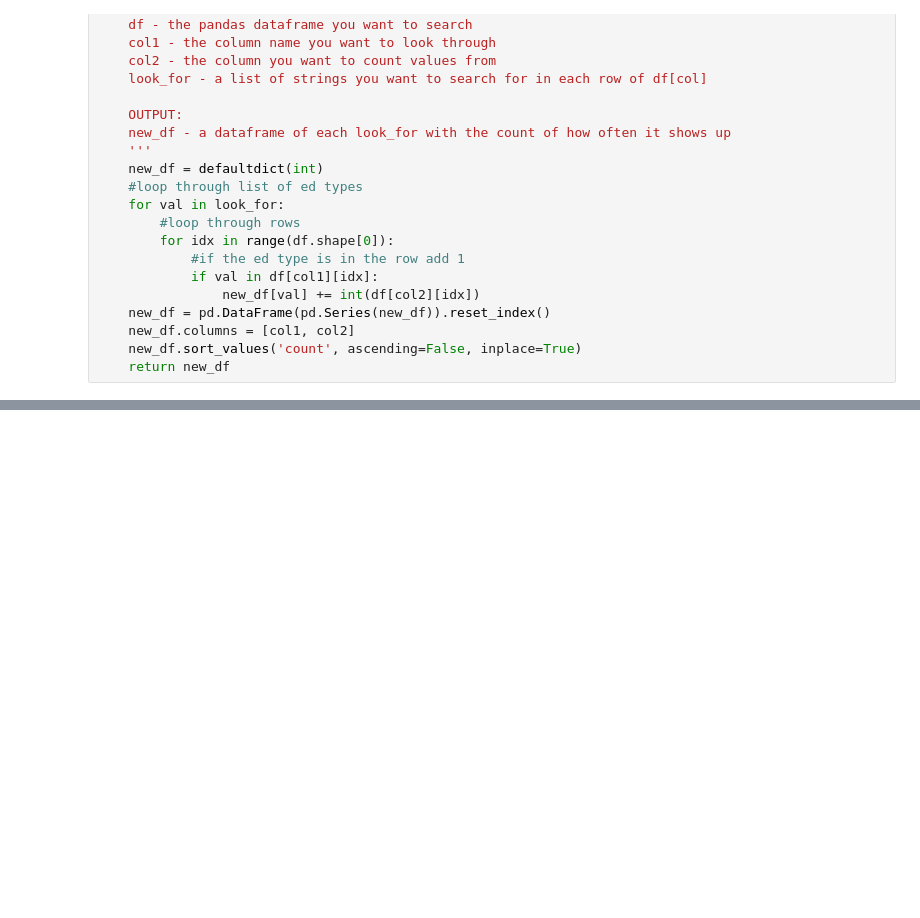
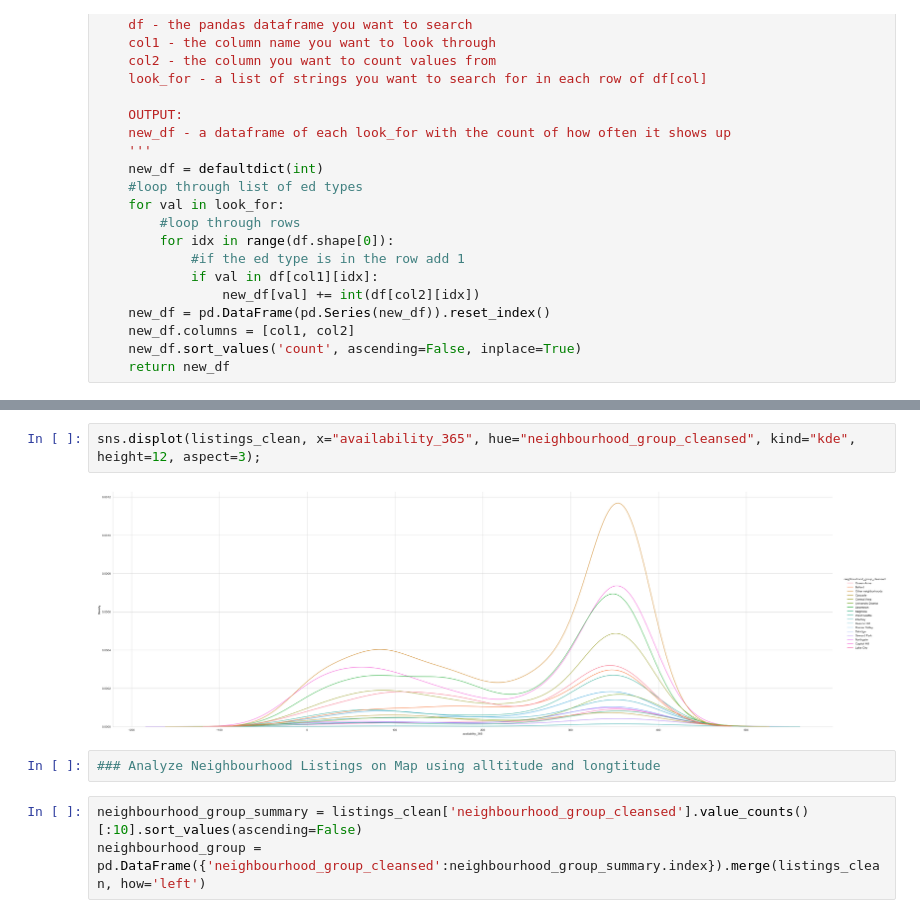
Before and after one commit to abhiapp/Seattle_Airbnb_Data, a Jupyter notebook: Write A Data Science Blog Post.ipynb, the cells around one changed output, grey strips where cells are left out. Saved outputs shown, nothing was run; the diff lists cells and outputs as text; blank space fills up the shorter version.

```diff
--- a/Write A Data Science Blog Post.ipynb
+++ b/Write A Data Science Blog Post.ipynb
@@ -428,0 +525,9 @@ listings[boolean_columns].head()
+# %%
+sns.displot(listings_clean, x="availability_365", hue="neighbourhood_group_cleansed", kind="kde", height=12, aspect=3);
+# %% [output]
+[figure, added]
+# %%
+### Analyze Neighbourhood Listings on Map using alltitude and longtitude
+# %%
+neighbourhood_group_summary = listings_clean['neighbourhood_group_cleansed'].value_counts()[:10].sort_values(ascending=False)
+neighbourhood_group = pd.DataFrame({'neighbourhood_group_cleansed':neighbourhood_group_summary.index}).merge(listings_clean, how='left')
```
Also changed, not shown: parts of 104 cells of this notebook, 13 other files.
